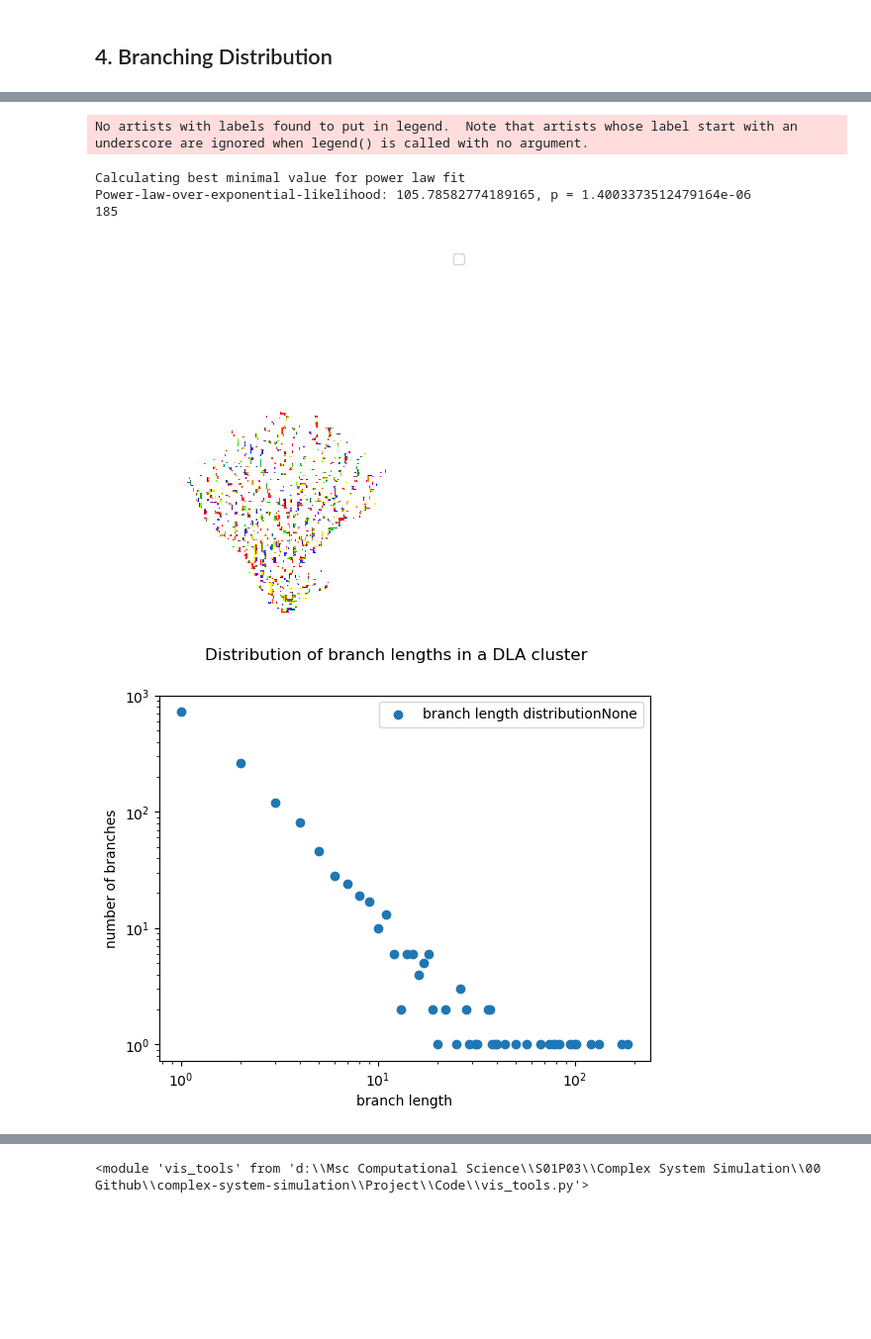
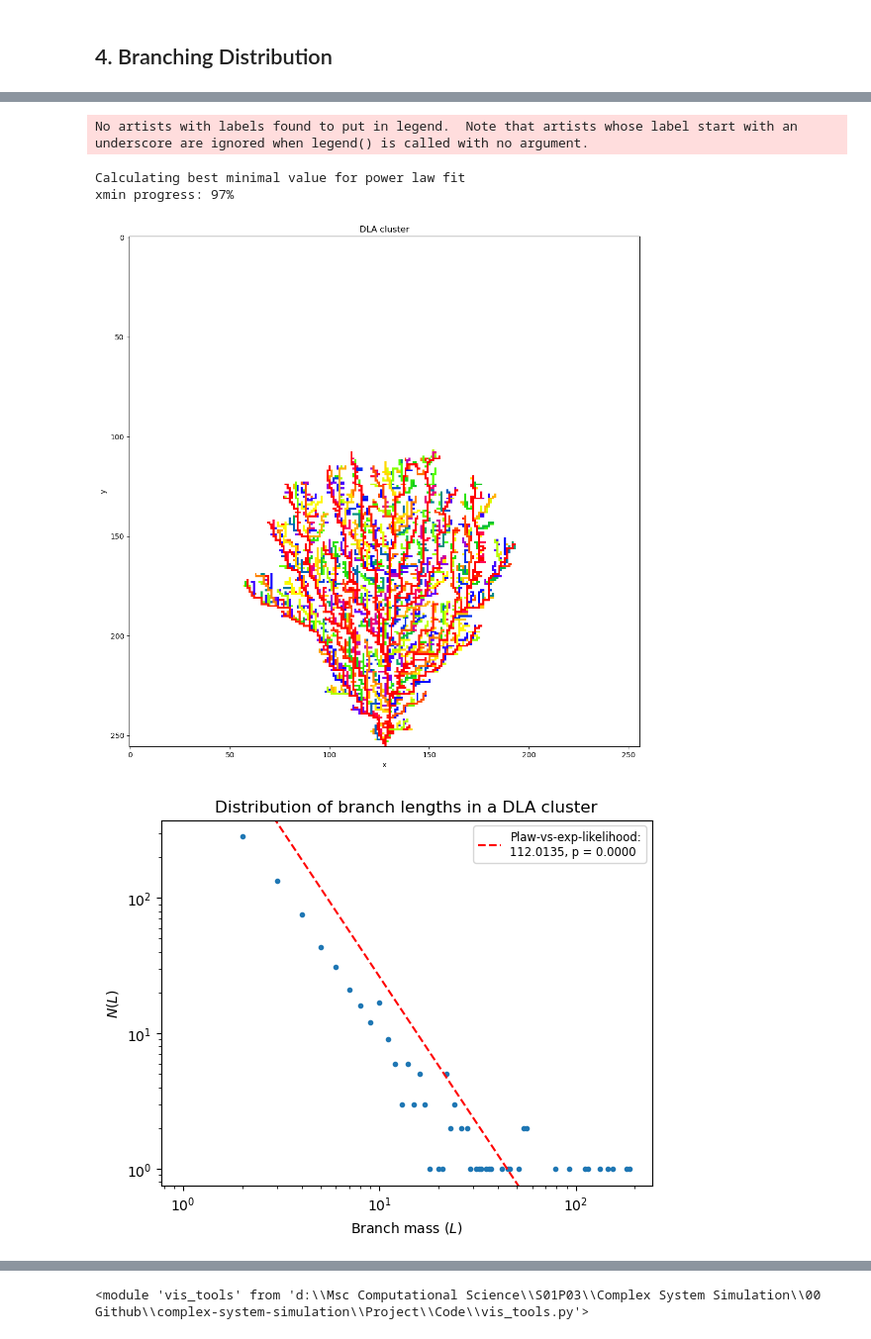
Before and after one commit to mboyan/complex-system-simulation, a Jupyter notebook: Project/Code/ProjectNotebook.ipynb, the cells around one changed output, grey strips where cells are left out. Shown at 99% size. Cells and saved outputs as stored; diff of their text form; code cells hidden in the pictures; blank space fills up the shorter version.

Commit message:
Simulation setup updated
Implemented results analysis function plotting different measures.

```diff
--- a/Project/Code/ProjectNotebook.ipynb
+++ b/Project/Code/ProjectNotebook.ipynb
@@ -112,16 +112,11 @@ reload(vt)
-# %%
-branch_lengths, branch_length_counts, branches = cm.branch_distribution(current_lattice, seeds[0])
-# print(type(branches))
-# print(branches)
-print(len(branches[0]))
-# print(np.array(branches))
-vt.plot_branches(branches, current_lattice)
-vt.plot_branch_length_distribution(branch_lengths, branch_length_counts)
-# %% [output]
-No artists with labels found to put in legend.  Note that artists whose label start with an underscore are ignored when legend() is called with no argument.
-Calculating best minimal value for power law fit
-Power-law-over-exponential-likelihood: 105.78582774189165, p = 1.4003373512479164e-06
-185
-[figure, removed]
-[figure, removed]
+# %%
+branch_lengths_unique, branch_length_counts, branches = cm.branch_distribution(current_lattice, seeds[0])
+vt.plot_lattice(current_lattice, branches)
+vt.plot_branch_length_distribution(branch_lengths_unique, branch_length_counts, branches)
+# %% [output]
+No artists with labels found to put in legend.  Note that artists whose label start with an underscore are ignored when legend() is called with no argument.
+Calculating best minimal value for power law fit
+xmin progress: 97%
+[figure, added]
+[figure, added]
 # %% [markdown]
```
Also changed, not shown: parts of 10 cells of this notebook, 7 other files.
